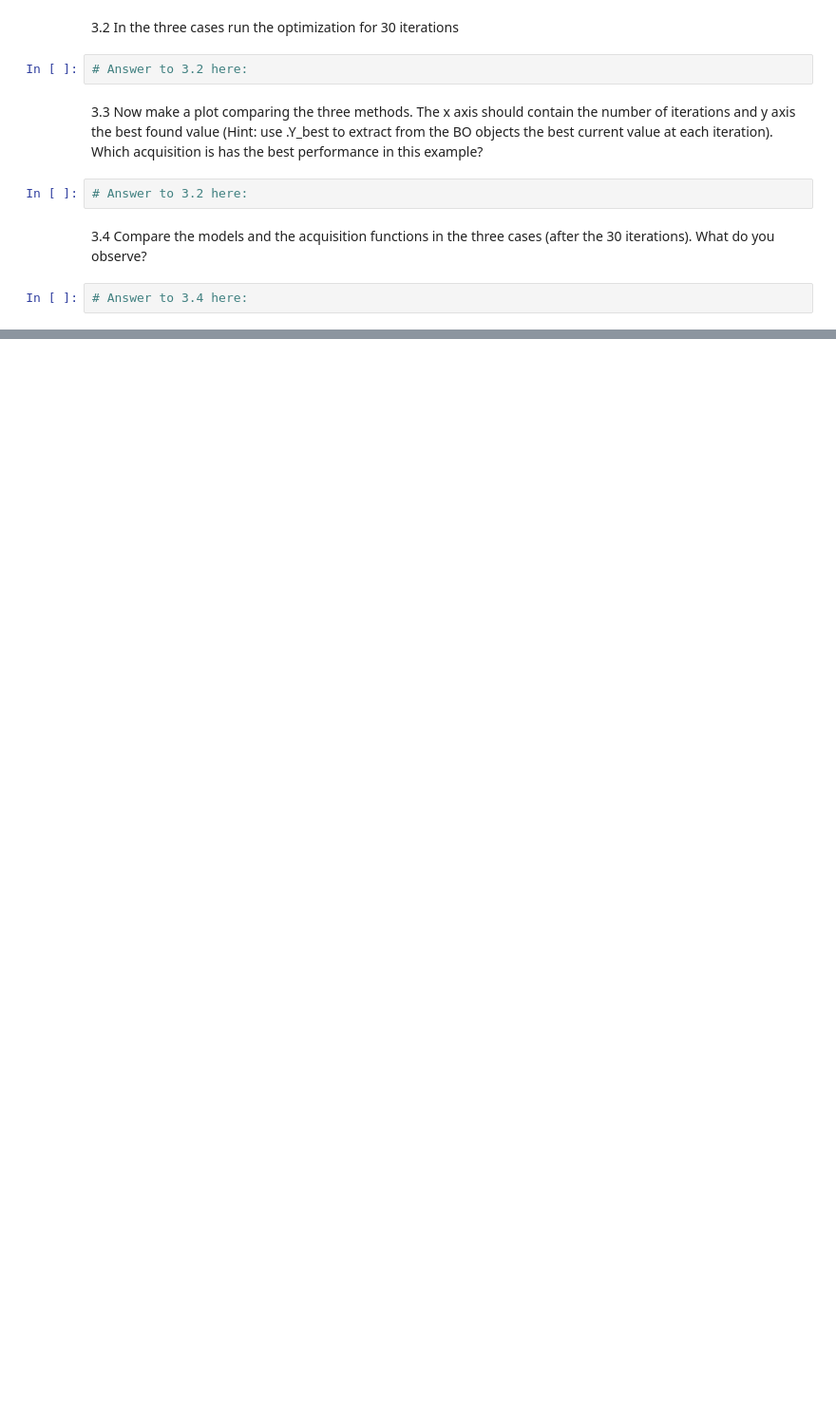
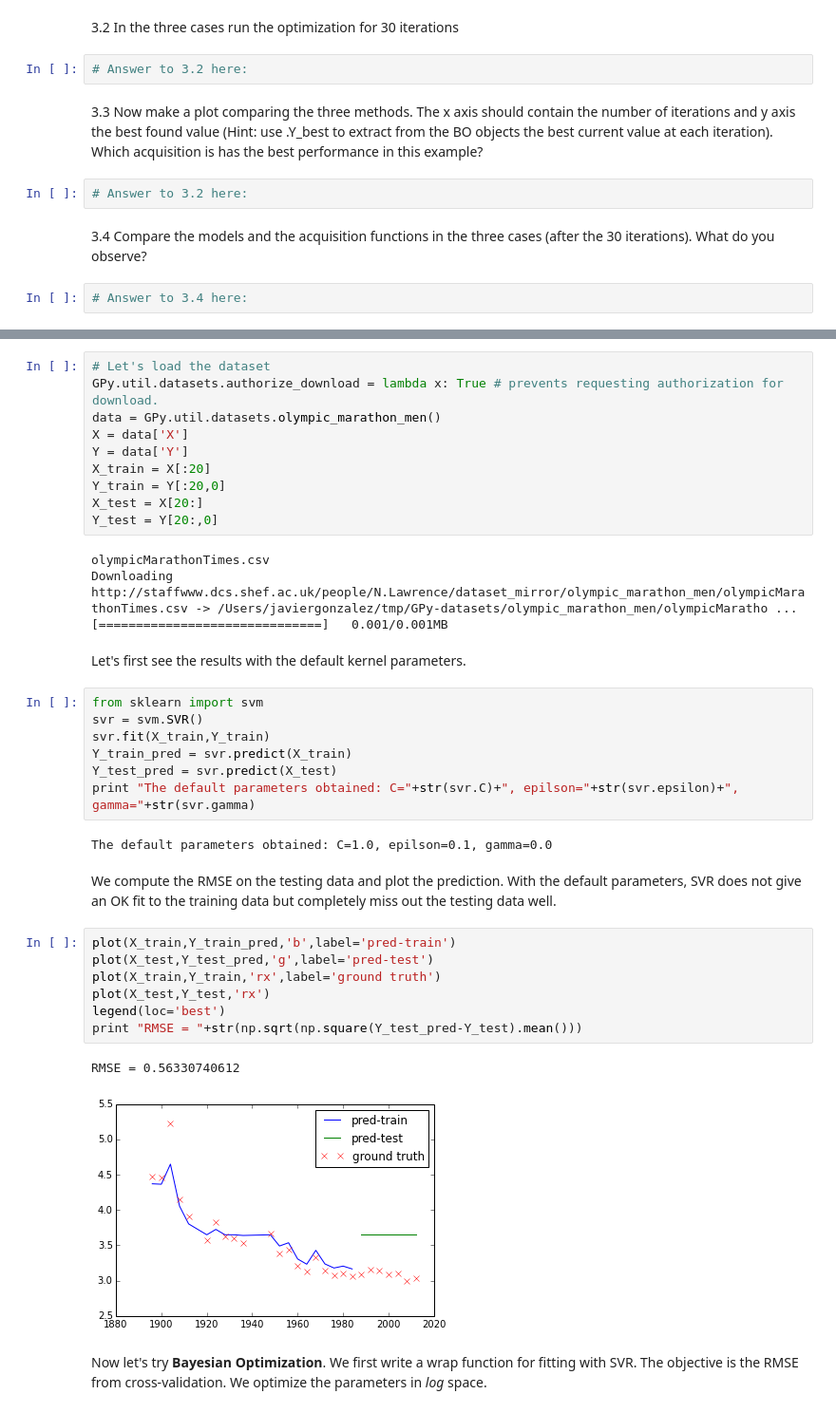
Before and after one commit to gpschool/gpss15, a Jupyter notebook: labs/GPSS_Lab3.ipynb, the cells around one changed output, grey strips where cells are left out. Shown: that part at 95% size. Saved outputs shown, nothing was run; the diff lists cells and outputs as text; blank space fills up the shorter version.

```diff
--- a/labs/GPSS_Lab3.ipynb
+++ b/labs/GPSS_Lab3.ipynb
@@ -215,0 +295,39 @@ bounds_shc = GPyOpt.fmodels.experiments2d.sixhumpcamel().bounds
+# %%
+# Let's load the dataset
+GPy.util.datasets.authorize_download = lambda x: True # prevents requesting authorization for download.
+data = GPy.util.datasets.olympic_marathon_men()
+X = data['X']
+Y = data['Y']
+X_train = X[:20]
+Y_train = Y[:20,0]
+X_test = X[20:]
+Y_test = Y[20:,0]
+# %% [output]
+olympicMarathonTimes.csv
+Downloading  http://staffwww.dcs.shef.ac.uk/people/N.Lawrence/dataset_mirror/olympic_marathon_men/olympicMarathonTimes.csv -> /Users/javiergonzalez/tmp/GPy-datasets/olympic_marathon_men/olympicMaratho ...
+[==============================]   0.001/0.001MB
+# %% [markdown]
+Let's first see the results with the default kernel parameters.
+# %%
+from sklearn import svm
+svr = svm.SVR()
+svr.fit(X_train,Y_train)
+Y_train_pred = svr.predict(X_train)
+Y_test_pred = svr.predict(X_test)
+print "The default parameters obtained: C="+str(svr.C)+", epilson="+str(svr.epsilon)+", gamma="+str(svr.gamma)
+# %% [output]
+The default parameters obtained: C=1.0, epilson=0.1, gamma=0.0
+# %% [markdown]
+We compute the RMSE on the testing data and plot the prediction. With the default parameters, SVR does not give an OK fit to the training data but completely miss out the testing data well.
+# %%
+plot(X_train,Y_train_pred,'b',label='pred-train')
+plot(X_test,Y_test_pred,'g',label='pred-test')
+plot(X_train,Y_train,'rx',label='ground truth')
+plot(X_test,Y_test,'rx')
+legend(loc='best')
+print "RMSE = "+str(np.sqrt(np.square(Y_test_pred-Y_test).mean()))
+# %% [output]
+RMSE = 0.56330740612
+[figure, added]
+# %% [markdown]
+Now let's try **Bayesian Optimization**. We first write a wrap function for fitting with SVR. The objective is the RMSE from cross-validation. We optimize the parameters in *log* space.
```
Also changed, not shown: parts of 29 cells of this notebook, 2 other files.
